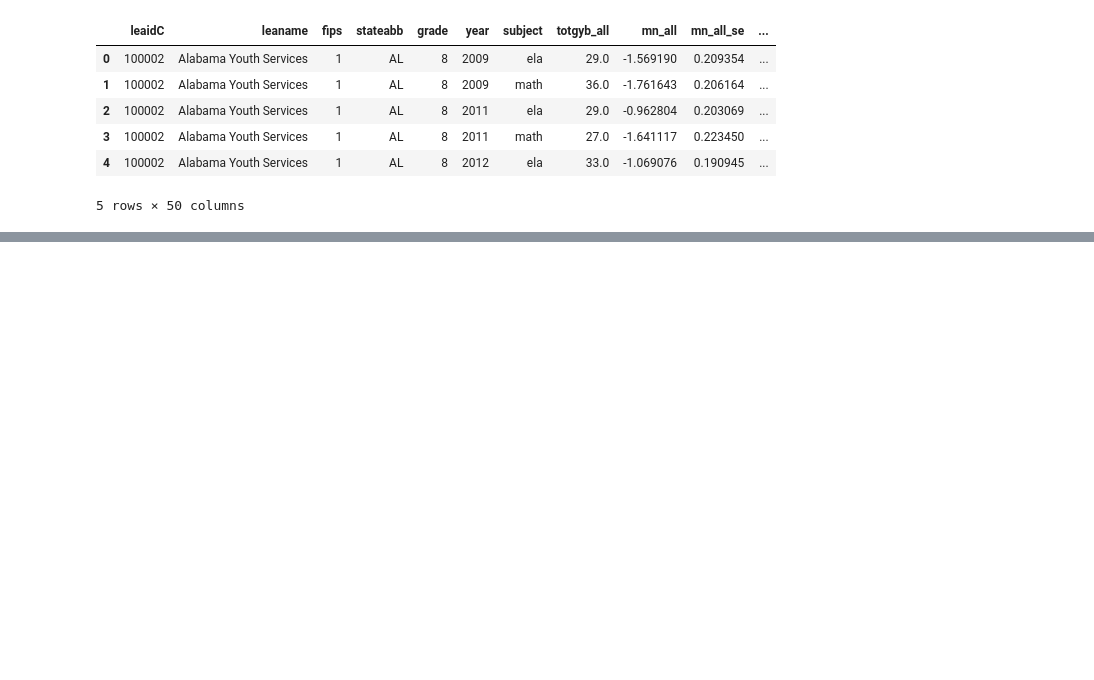
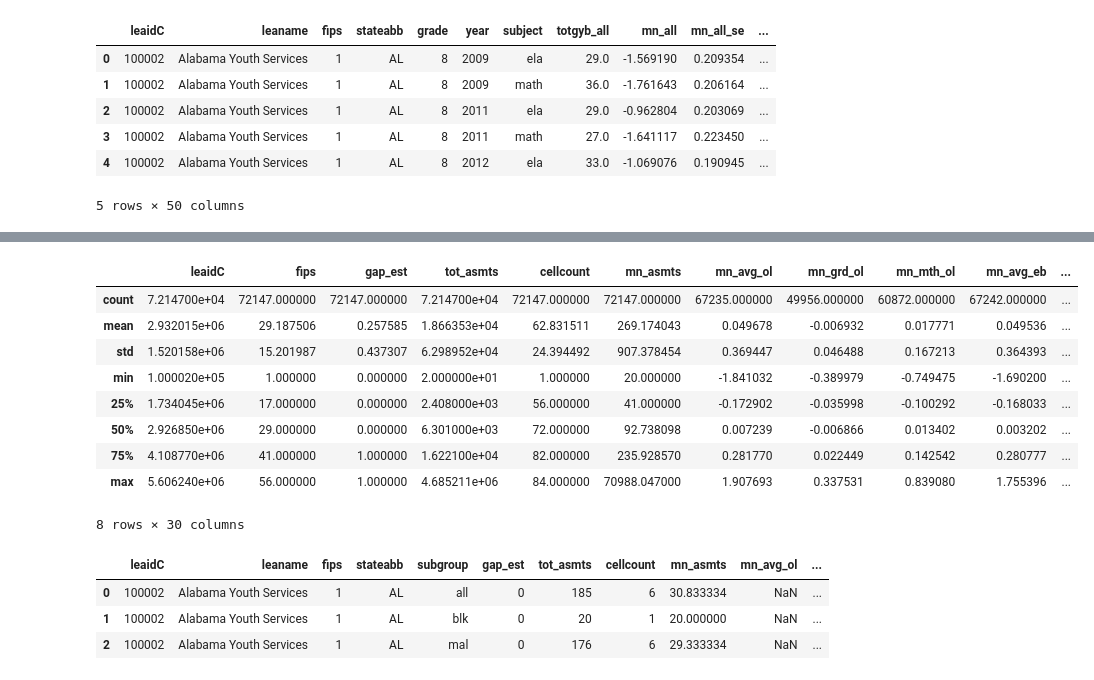
Before and after one commit to tbuck09/Education_Data_Visualization_Project, a Jupyter notebook: SEDA_Data_EDA.ipynb, the cells around one changed output, grey strips where cells are left out. Cells and saved outputs as stored; diff of their text form; code cells hidden in the pictures; blank space fills up the shorter version.

```diff
--- a/SEDA_Data_EDA.ipynb
+++ b/SEDA_Data_EDA.ipynb
@@ -242,0 +409,2 @@ dropna_all_geodist_long_CS.head()
+# %%
+pool_cs= pd.read_csv("resources\SEDA_geodist_pool_CS_v21.csv")
@@ -242,0 +422,21 @@ dropna_all_geodist_long_CS.head()
+# %%
+desc_pool_cs= pool_cs.describe()
+desc_pool_cs
+# %% [output]
+|  | leaidC | fips | gap_est | tot_asmts | cellcount | mn_asmts | mn_avg_ol | mn_grd_ol | mn_mth_ol | mn_avg_eb | ... |
+| count | 7.214700e+04 | 72147.000000 | 72147.000000 | 7.214700e+04 | 72147.000000 | 72147.000000 | 67235.000000 | 49956.000000 | 60872.000000 | 67242.000000 | ... |
+| mean | 2.932015e+06 | 29.187506 | 0.257585 | 1.866353e+04 | 62.831511 | 269.174043 | 0.049678 | -0.006932 | 0.017771 | 0.049536 | ... |
+| std | 1.520158e+06 | 15.201987 | 0.437307 | 6.298952e+04 | 24.394492 | 907.378454 | 0.369447 | 0.046488 | 0.167213 | 0.364393 | ... |
+| min | 1.000020e+05 | 1.000000 | 0.000000 | 2.000000e+01 | 1.000000 | 20.000000 | -1.841032 | -0.389979 | -0.749475 | -1.690200 | ... |
+| 25% | 1.734045e+06 | 17.000000 | 0.000000 | 2.408000e+03 | 56.000000 | 41.000000 | -0.172902 | -0.035998 | -0.100292 | -0.168033 | ... |
+| 50% | 2.926850e+06 | 29.000000 | 0.000000 | 6.301000e+03 | 72.000000 | 92.738098 | 0.007239 | -0.006866 | 0.013402 | 0.003202 | ... |
+| 75% | 4.108770e+06 | 41.000000 | 1.000000 | 1.622100e+04 | 82.000000 | 235.928570 | 0.281770 | 0.022449 | 0.142542 | 0.280777 | ... |
+| max | 5.606240e+06 | 56.000000 | 1.000000 | 4.685211e+06 | 84.000000 | 70988.047000 | 1.907693 | 0.337531 | 0.839080 | 1.755396 | ... |
+8 rows × 30 columns
+# %%
+pool_cs.loc[pool_cs["leaname"] == "Alabama Youth Services"]
+# %% [output]
+|  | leaidC | leaname | fips | stateabb | subgroup | gap_est | tot_asmts | cellcount | mn_asmts | mn_avg_ol | ... |
+| 0 | 100002 | Alabama Youth Services | 1 | AL | all | 0 | 185 | 6 | 30.833334 | NaN | ... |
+| 1 | 100002 | Alabama Youth Services | 1 | AL | blk | 0 | 20 | 1 | 20.000000 | NaN | ... |
+| 2 | 100002 | Alabama Youth Services | 1 | AL | mal | 0 | 176 | 6 | 29.333334 | NaN | ... |
```
Also changed, not shown: parts of 27 cells of this notebook, 1 other file.
